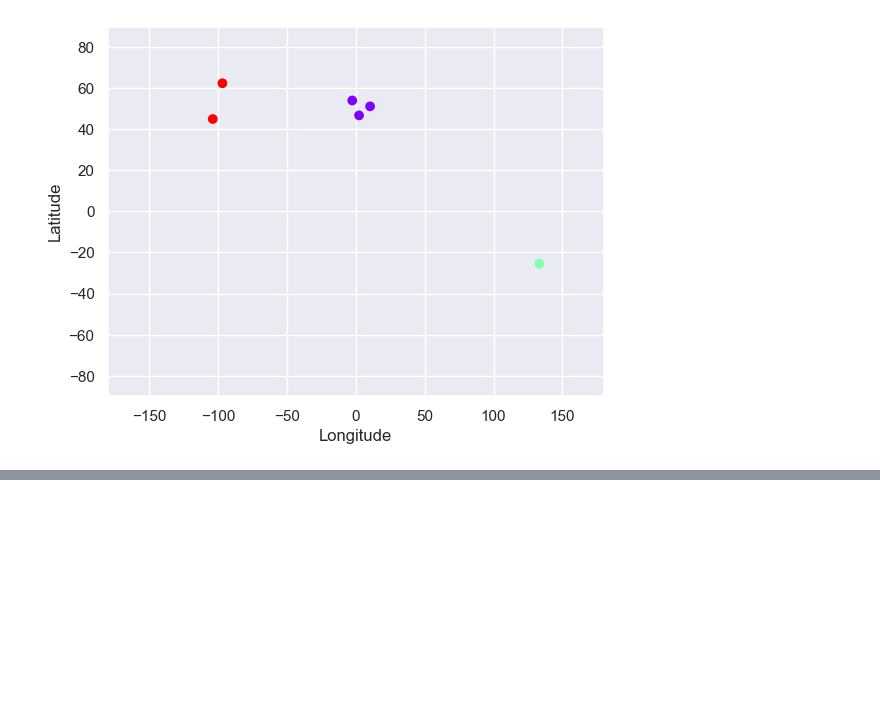
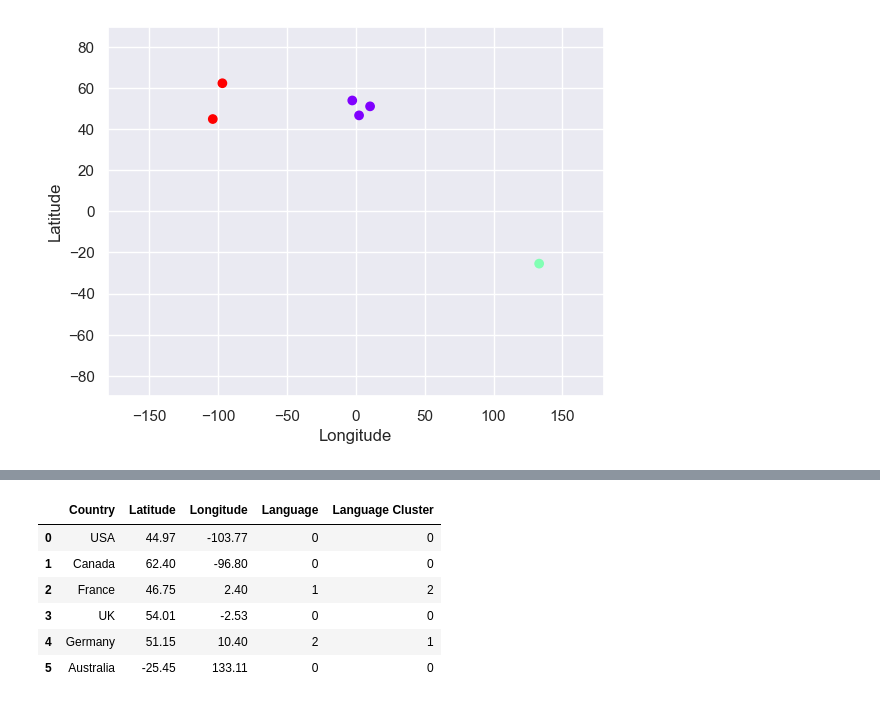
Before and after one commit to ProntoSbinalla/Python, a Jupyter notebook: Cluster Analysis/clusterAnalysisBasics.ipynb, the cells around one changed output, grey strips where cells are left out. Saved outputs shown, nothing was run; the diff lists cells and outputs as text; code cells hidden in the pictures; blank space fills up the shorter version.

```diff
--- a/Cluster Analysis/clusterAnalysisBasics.ipynb
+++ b/Cluster Analysis/clusterAnalysisBasics.ipynb
@@ -78,0 +94,22 @@ plt.xlim(-180,180)
+# %%
+x = data_mapped.iloc[:, 3:4]
+
+kmeans = KMeans(3)
+
+kmeans.fit(x)
+
+identified_clusters = kmeans.fit_predict(x)
+identified_clusters
+
+data_with_clusters = data_mapped.copy()
+
+data_with_clusters['Language Cluster'] = identified_clusters
+data_with_clusters
+# %% [output]
+|  | Country | Latitude | Longitude | Language | Language Cluster |
+| 0 | USA | 44.97 | -103.77 | 0 | 0 |
+| 1 | Canada | 62.40 | -96.80 | 0 | 0 |
+| 2 | France | 46.75 | 2.40 | 1 | 2 |
+| 3 | UK | 54.01 | -2.53 | 0 | 0 |
+| 4 | Germany | 51.15 | 10.40 | 2 | 1 |
+| 5 | Australia | -25.45 | 133.11 | 0 | 0 |
```
Also changed, not shown: parts of 3 cells of this notebook.
